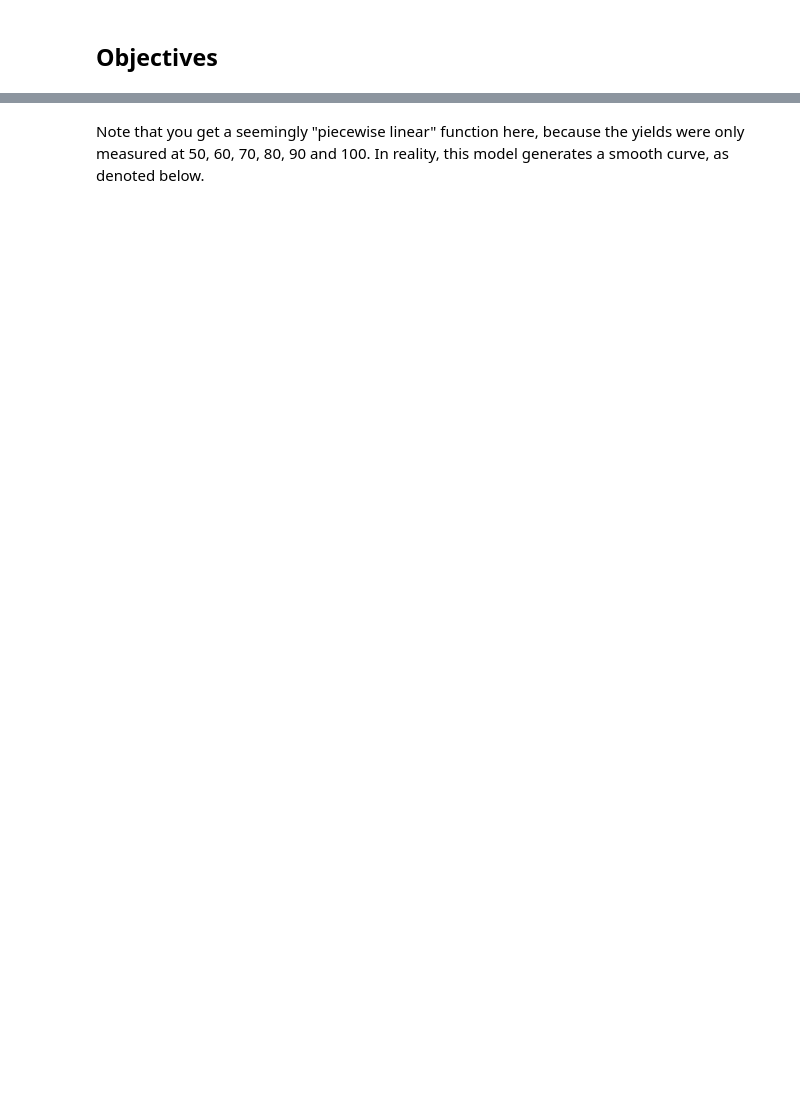
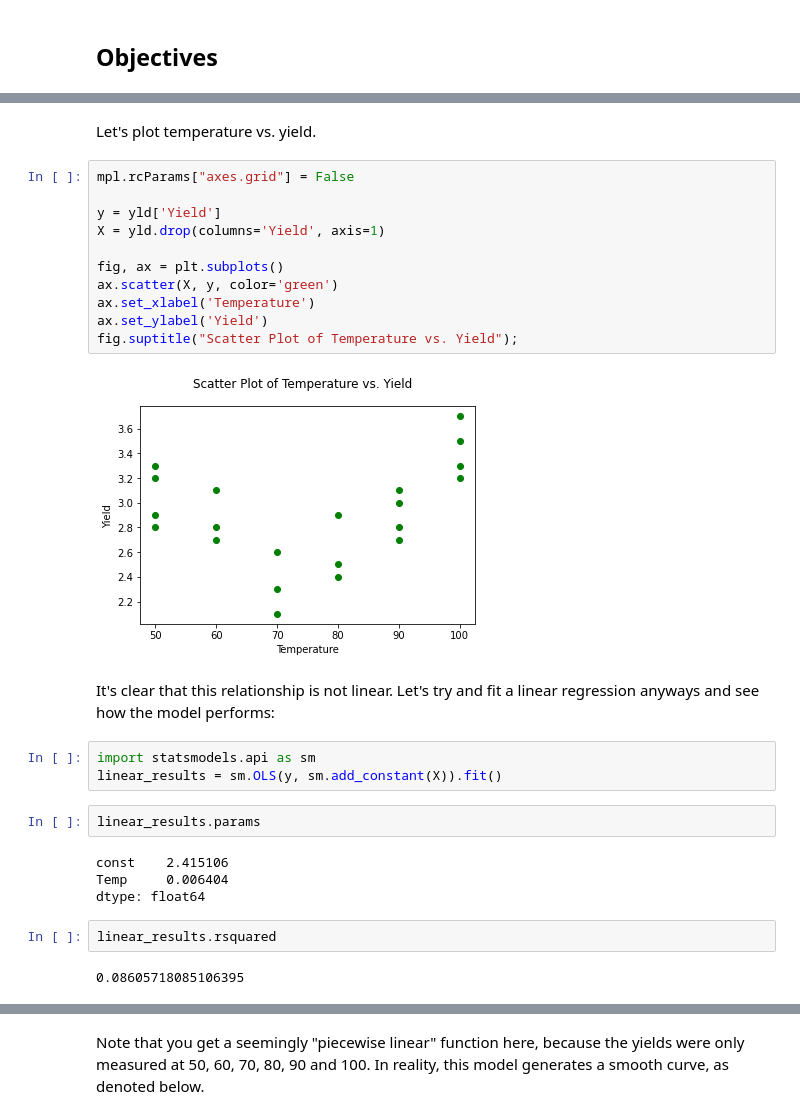
Before and after one commit to learn-co-curriculum/dsc-polynomial-regression-v2-5, a Jupyter notebook: index.ipynb, the cells around one changed output, grey strips where cells are left out. Cells and saved outputs as stored; diff of their text form; blank space fills up the shorter version.

Commit message:
add polynomials intro, use StatsModels for modeling

```diff
--- a/index.ipynb
+++ b/index.ipynb
@@ -105,0 +81,30 @@ r2_score(y, reg_q.predict(X))
+# %% [markdown]
+Let's plot temperature vs. yield.
+# %%
+mpl.rcParams["axes.grid"] = False
+
+y = yld['Yield']
+X = yld.drop(columns='Yield', axis=1)
+
+fig, ax = plt.subplots()
+ax.scatter(X, y, color='green')
+ax.set_xlabel('Temperature')
+ax.set_ylabel('Yield')
+fig.suptitle("Scatter Plot of Temperature vs. Yield");
+# %% [output]
+[figure, added]
+# %% [markdown]
+It's clear that this relationship is not linear. Let's try and fit a linear regression anyways and see how the model performs:
+# %%
+import statsmodels.api as sm
+linear_results = sm.OLS(y, sm.add_constant(X)).fit()
+# %%
+linear_results.params
+# %% [output]
+const    2.415106
+Temp     0.006404
+dtype: float64
+# %%
+linear_results.rsquared
+# %% [output]
+0.08605718085106395
```
Also changed, not shown: parts of 84 cells of this notebook, 9 other files.
